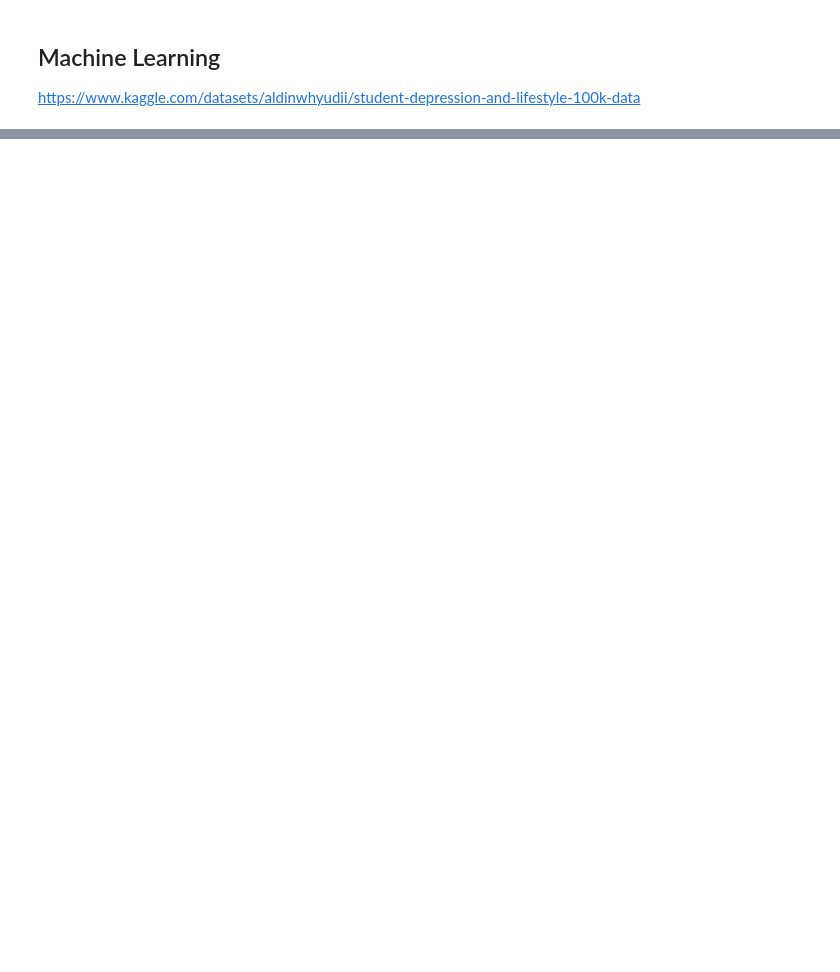
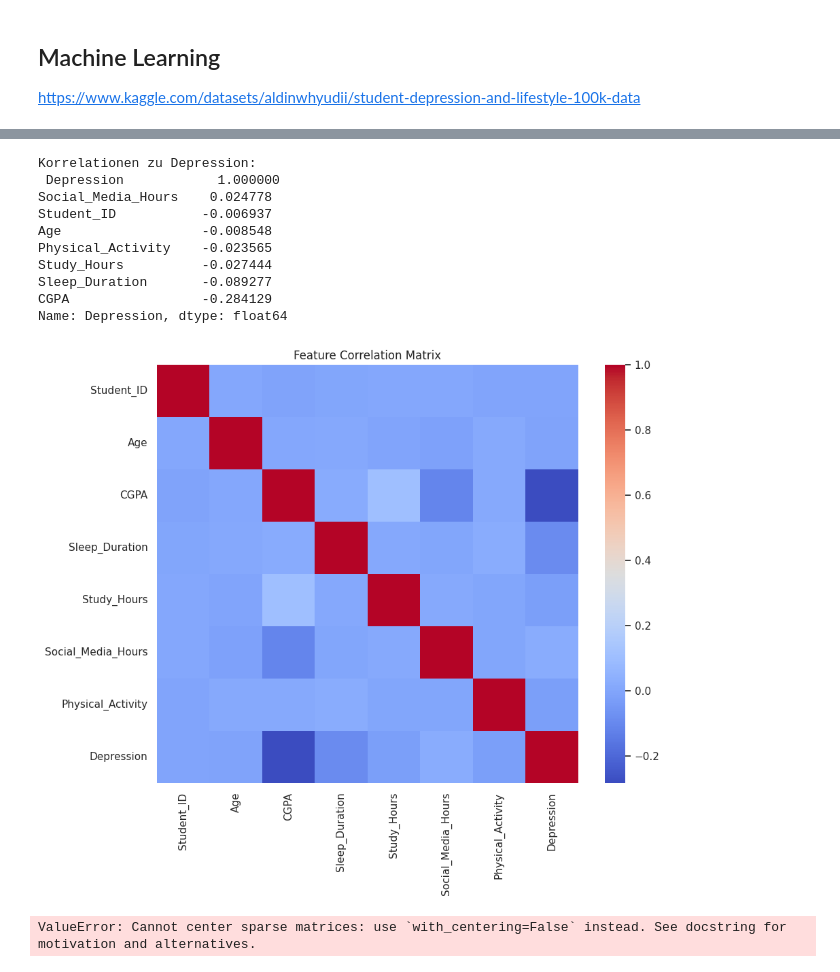
Before and after one commit to iLuckyW/lecture-ai-advanced, a Jupyter notebook: chapter/06_paper/machine_learning.ipynb, the cells around one changed output, grey strips where cells are left out. Saved outputs shown, nothing was run; the diff lists cells and outputs as text; code cells hidden in the pictures; blank space fills up the shorter version.

```diff
--- a/chapter/06_paper/machine_learning.ipynb
+++ b/chapter/06_paper/machine_learning.ipynb
@@ -58,0 +64,34 @@ plt.show()
+# %%
+plt.figure(figsize=(10, 8))
+# numeric_only=True verhindert den ValueError
+correlations = balanced_dataset.corr(numeric_only=True)['Depression'].sort_values(ascending=False)
+print("Korrelationen zu Depression:\n", correlations)
+
+sns.heatmap(balanced_dataset.corr(numeric_only=True), annot=False, cmap='coolwarm')
+plt.title("Feature Correlation Matrix")
+plt.show()
+# %% [output]
+Korrelationen zu Depression:
+ Depression            1.000000
+Social_Media_Hours    0.024778
+Student_ID           -0.006937
+Age                  -0.008548
+Physical_Activity    -0.023565
+Study_Hours          -0.027444
+Sleep_Duration       -0.089277
+CGPA                 -0.284129
+Name: Depression, dtype: float64
+[figure, added]
+# %%
+from sklearn.preprocessing import OneHotEncoder, RobustScaler
+import torch
+
+data_scaled = RobustScaler().fit_transform(balanced_dataset.drop(columns=['Depression']))
+target = balanced_dataset['Depression']
+
+n = len(data_scaled)
+input_dim = data_scaled.shape[1]
+x = torch.tensor(data_scaled, dtype=torch.float32)
+y = torch.tensor(target, dtype=torch.float32).view(-1, 1)
+# %% [output]
+ValueError: Cannot center sparse matrices: use `with_centering=False` instead. See docstring for motivation and alternatives.
```
Also changed, not shown: parts of 5 cells of this notebook, 2 other files.
